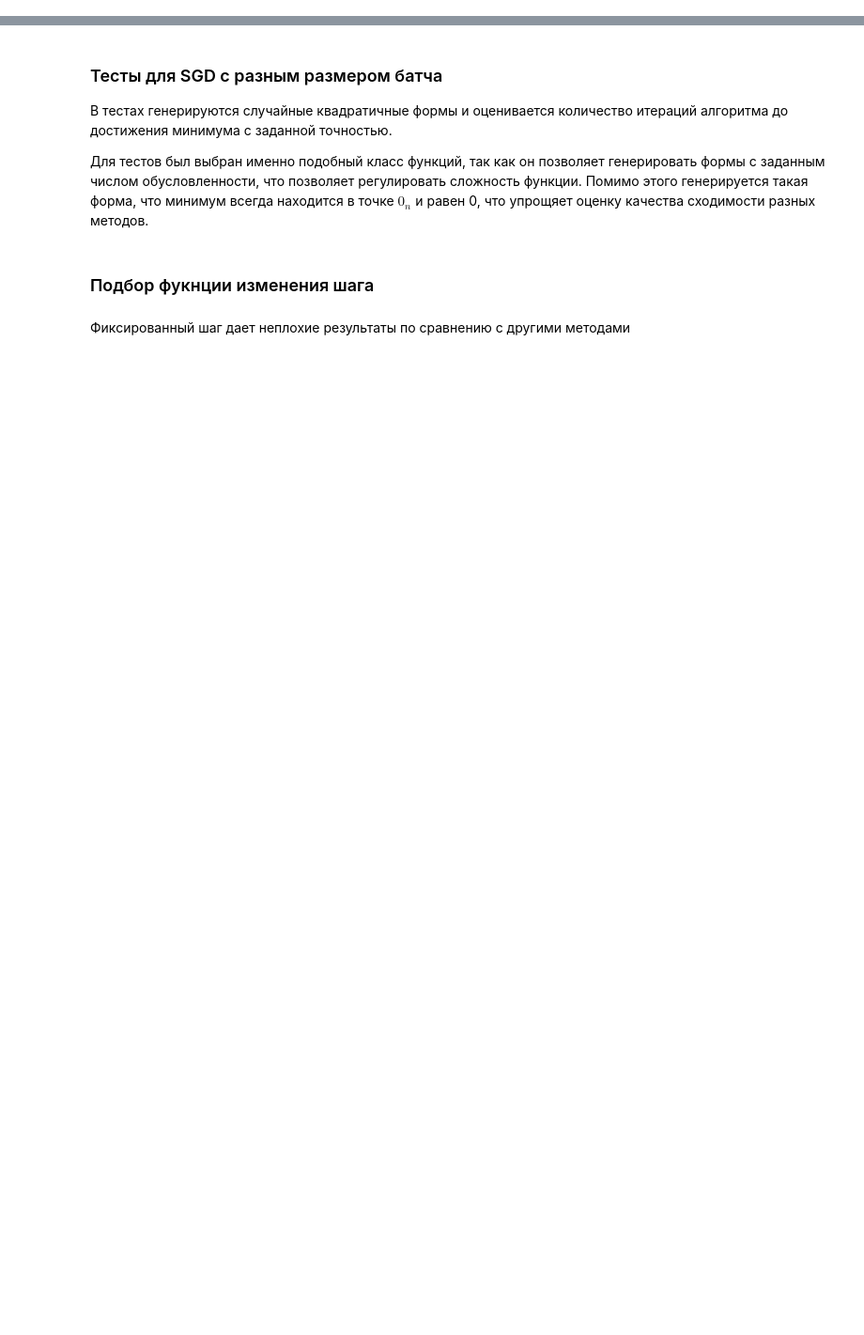
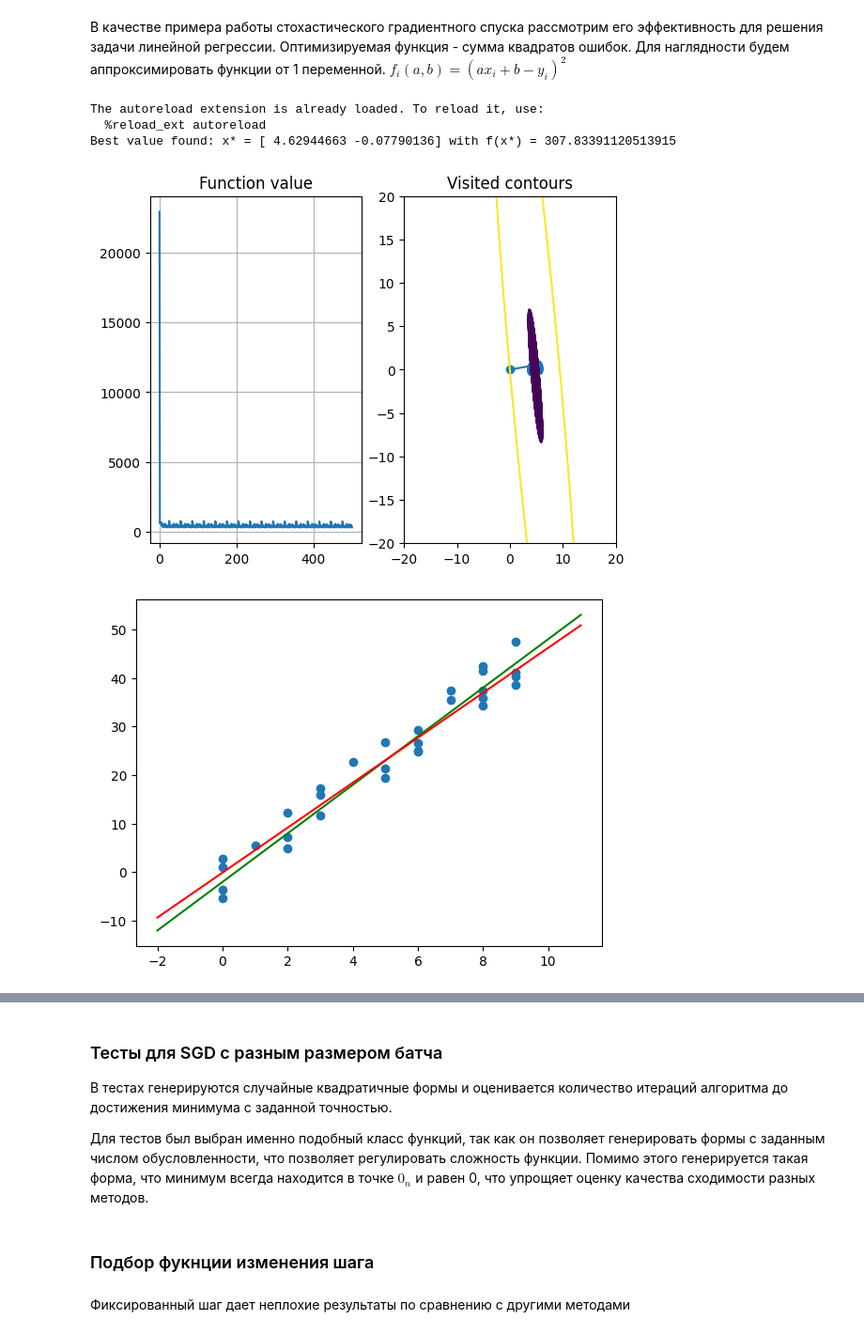
Before and after one commit to spanish-inquisition-optimization/GradientDescentModifications, a Jupyter notebook: part_1-2.ipynb, the cells around one changed output, grey strips where cells are left out. Shown at 94% size. Saved outputs shown, nothing was run; the diff lists cells and outputs as text; code cells hidden in the pictures; blank space fills up the shorter version.

```diff
--- a/part_1-2.ipynb
+++ b/part_1-2.ipynb
@@ -10,0 +4,58 @@ The autoreload extension is already loaded. To reload it, use:
+# %% [markdown]
+В качестве примера работы стохастического градиентного спуска рассмотрим его эффективность для решения задачи линейной регрессии. Оптимизируемая функция - сумма квадратов ошибок. Для наглядности будем аппроксимировать функции от 1 переменной.
+$ f_i(a, b) = (a x_i + b - y_i)^2 $
+# %%
+import matplotlib.pyplot as plt
+import numpy as np
+%load_ext autoreload
+%autoreload 2
+
+from core.gradient_descent import *
+from core.visualizer import *
+import random
+
+roi = SearchRegion2d((-20, 20), (-20, 20))
+
+
+def get_error_func(x, y):
+    return lambda args: (args[0] * x + args[1] - y) ** 2
+
+
+def get_error_func_derivative(x, y):
+    def func(args):
+        a, b = args[0], args[1]
+        common = 2 * (a * x + b - y)
+        return np.array([common * x, common])
+
+    return func
+
+
+def generate_dataset(a, b, xs, noise_range=1):
+    return [[x, a * x + b + noise_range * (2 * random.random() - 1)] for x in xs]
+
+
+a = 5
+b = -2
+dataset = generate_dataset(a, b, [random.choice(range(10)) for i in range(30)], 5)
+
+
+def solve_regression(dataset, batch_size=1, step_length=0.007):
+    points = gradient_descent_minibatch([get_error_func(point[0], point[1]) for point in dataset],
+                                        [get_error_func_derivative(point[0], point[1]) for point in dataset],
+                                        batch_size,
+                                        np.array([0, 0]), fixed_step_search(step_length),
+                                        lambda f, steps: len(steps) > 500)
+
+    visualize_optimizing_process(lambda x: sum(get_error_func(point[0], point[1])(x) for point in dataset), roi,
+                                 np.array(points))
+    return points[-1]
+
+
+res_a, res_b = solve_regression(dataset)
+visualize_linear_regression_solution(a, b, res_a, res_b, dataset)
+# %% [output]
+The autoreload extension is already loaded. To reload it, use:
+  %reload_ext autoreload
+Best value found: x* = [ 4.62944663 -0.07790136] with f(x*) = 307.83391120513915
+[figure, added]
+[figure, added]
```
Also changed, not shown: parts of 12 cells of this notebook, 2 other files.
